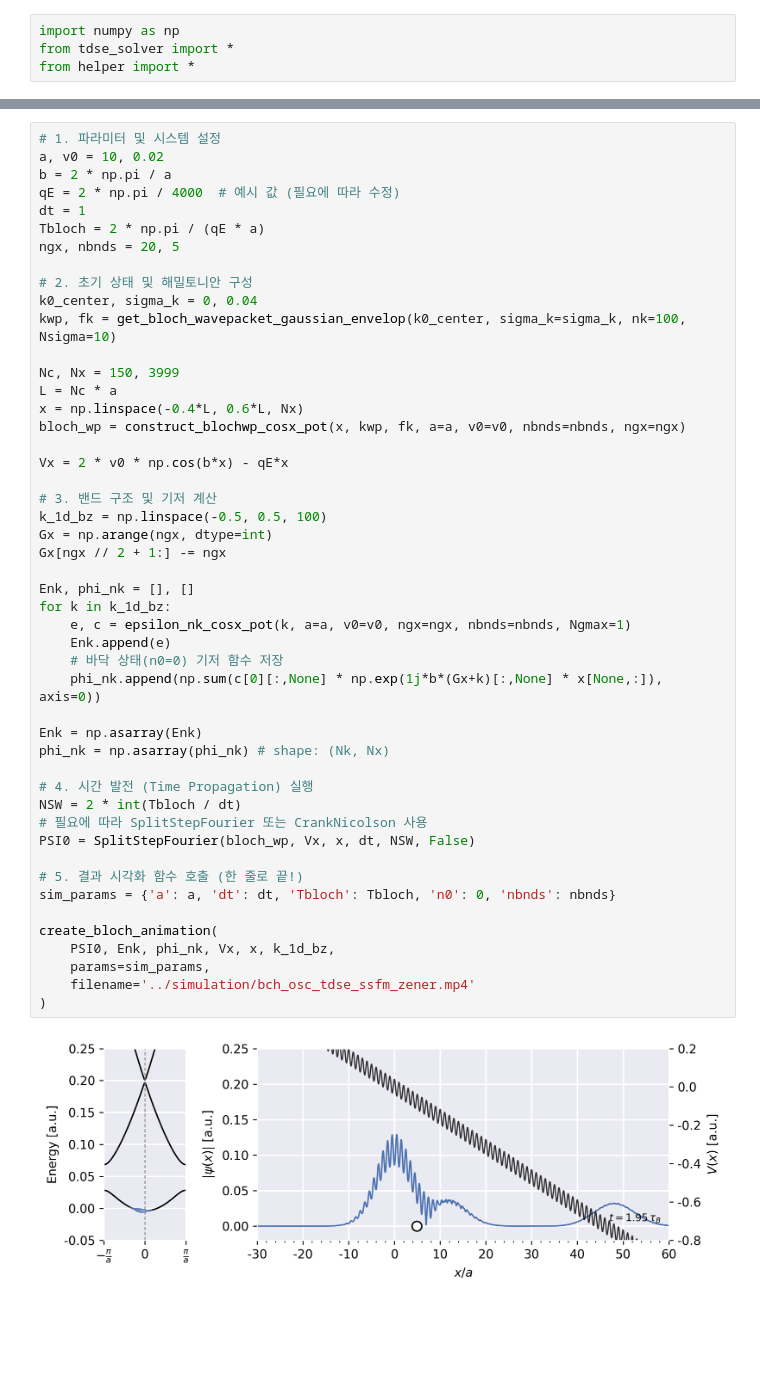
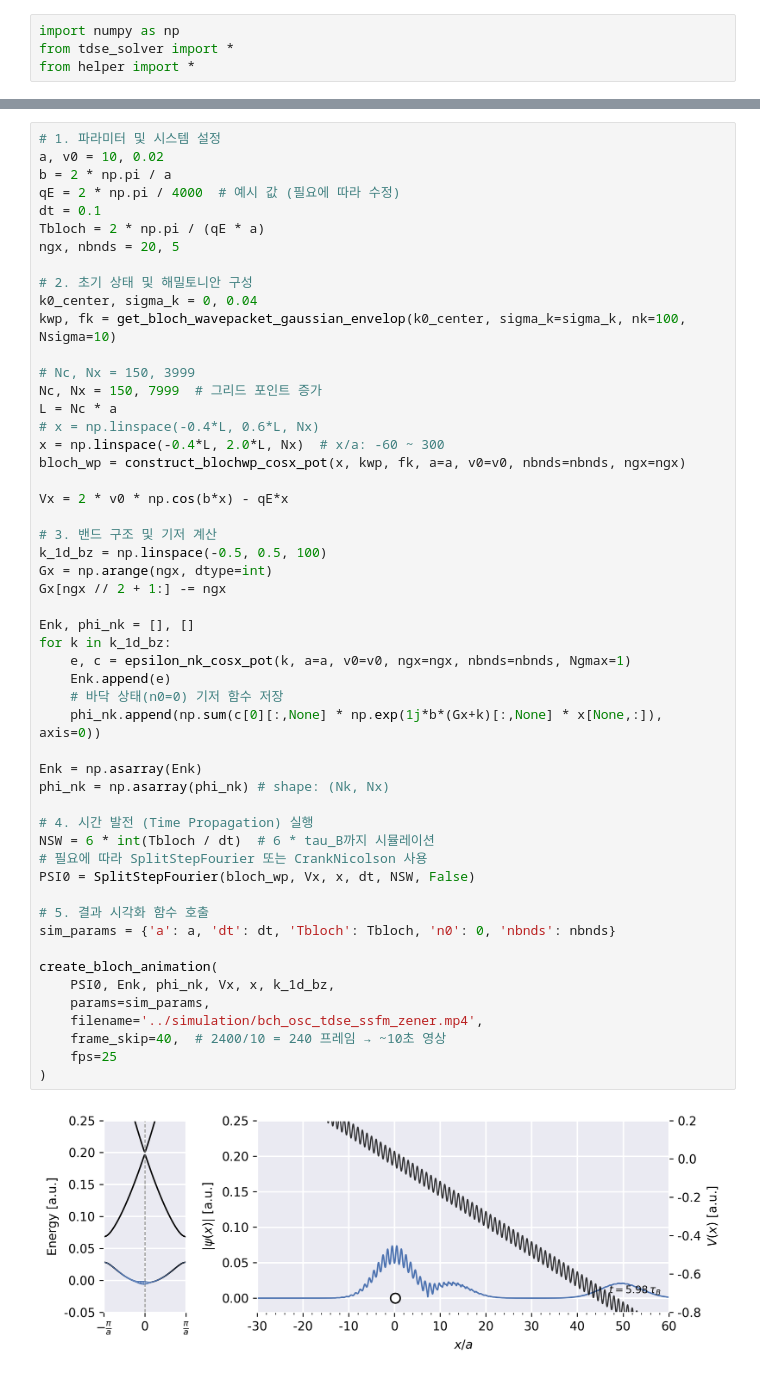
Before and after one commit to hataehyeok/TDSE-solver, a Jupyter notebook: src/tdse_bloch_ssfm.ipynb, the cells around one changed output, grey strips where cells are left out. Cells and saved outputs as stored; diff of their text form; blank space fills up the shorter version.

```diff
--- a/src/tdse_bloch_ssfm.ipynb
+++ b/src/tdse_bloch_ssfm.ipynb
@@ -58,7 +56,7 @@ Animation saved to ../simulation/bch_osc_tdse_ssfm.mp4
 a, v0 = 10, 0.02
 b = 2 * np.pi / a
 qE = 2 * np.pi / 4000  # 예시 값 (필요에 따라 수정)
-dt = 1
+dt = 0.1
 Tbloch = 2 * np.pi / (qE * a)
 ngx, nbnds = 20, 5
 
@@ -66,40 +64,44 @@ ngx, nbnds = 20, 5
 k0_center, sigma_k = 0, 0.04
 kwp, fk = get_bloch_wavepacket_gaussian_envelop(k0_center, sigma_k=sigma_k, nk=100, Nsigma=10)
 
-Nc, Nx = 150, 3999
+# Nc, Nx = 150, 3999
+Nc, Nx = 150, 7999  # 그리드 포인트 증가
 L = Nc * a
-x = np.linspace(-0.4*L, 0.6*L, Nx)
+# x = np.linspace(-0.4*L, 0.6*L, Nx)
+x = np.linspace(-0.4*L, 2.0*L, Nx)  # x/a: -60 ~ 300
 bloch_wp = construct_blochwp_cosx_pot(x, kwp, fk, a=a, v0=v0, nbnds=nbnds, ngx=ngx)
 
 Vx = 2 * v0 * np.cos(b*x) - qE*x
 
 # 3. 밴드 구조 및 기저 계산
 k_1d_bz = np.linspace(-0.5, 0.5, 100)
 Gx = np.arange(ngx, dtype=int)
 Gx[ngx // 2 + 1:] -= ngx
 
 Enk, phi_nk = [], []
 for k in k_1d_bz:
     e, c = epsilon_nk_cosx_pot(k, a=a, v0=v0, ngx=ngx, nbnds=nbnds, Ngmax=1)
     Enk.append(e)
     # 바닥 상태(n0=0) 기저 함수 저장
     phi_nk.append(np.sum(c[0][:,None] * np.exp(1j*b*(Gx+k)[:,None] * x[None,:]), axis=0))
 
 Enk = np.asarray(Enk)
 phi_nk = np.asarray(phi_nk) # shape: (Nk, Nx)
 
 # 4. 시간 발전 (Time Propagation) 실행
-NSW = 2 * int(Tbloch / dt)
+NSW = 6 * int(Tbloch / dt)  # 6 * tau_B까지 시뮬레이션
 # 필요에 따라 SplitStepFourier 또는 CrankNicolson 사용
 PSI0 = SplitStepFourier(bloch_wp, Vx, x, dt, NSW, False)
 
-# 5. 결과 시각화 함수 호출 (한 줄로 끝!)
+# 5. 결과 시각화 함수 호출
 sim_params = {'a': a, 'dt': dt, 'Tbloch': Tbloch, 'n0': 0, 'nbnds': nbnds}
 
 create_bloch_animation(
     PSI0, Enk, phi_nk, Vx, x, k_1d_bz,
     params=sim_params,
-    filename='../simulation/bch_osc_tdse_ssfm_zener.mp4'
+    filename='../simulation/bch_osc_tdse_ssfm_zener.mp4',
+    frame_skip=40,  # 2400/10 = 240 프레임 → ~10초 영상
+    fps=25
 )
 # %% [output]
-[figure, old version]
+[figure, new version]
```
Also changed, not shown: parts of 2 cells of this notebook, 5 other files.
